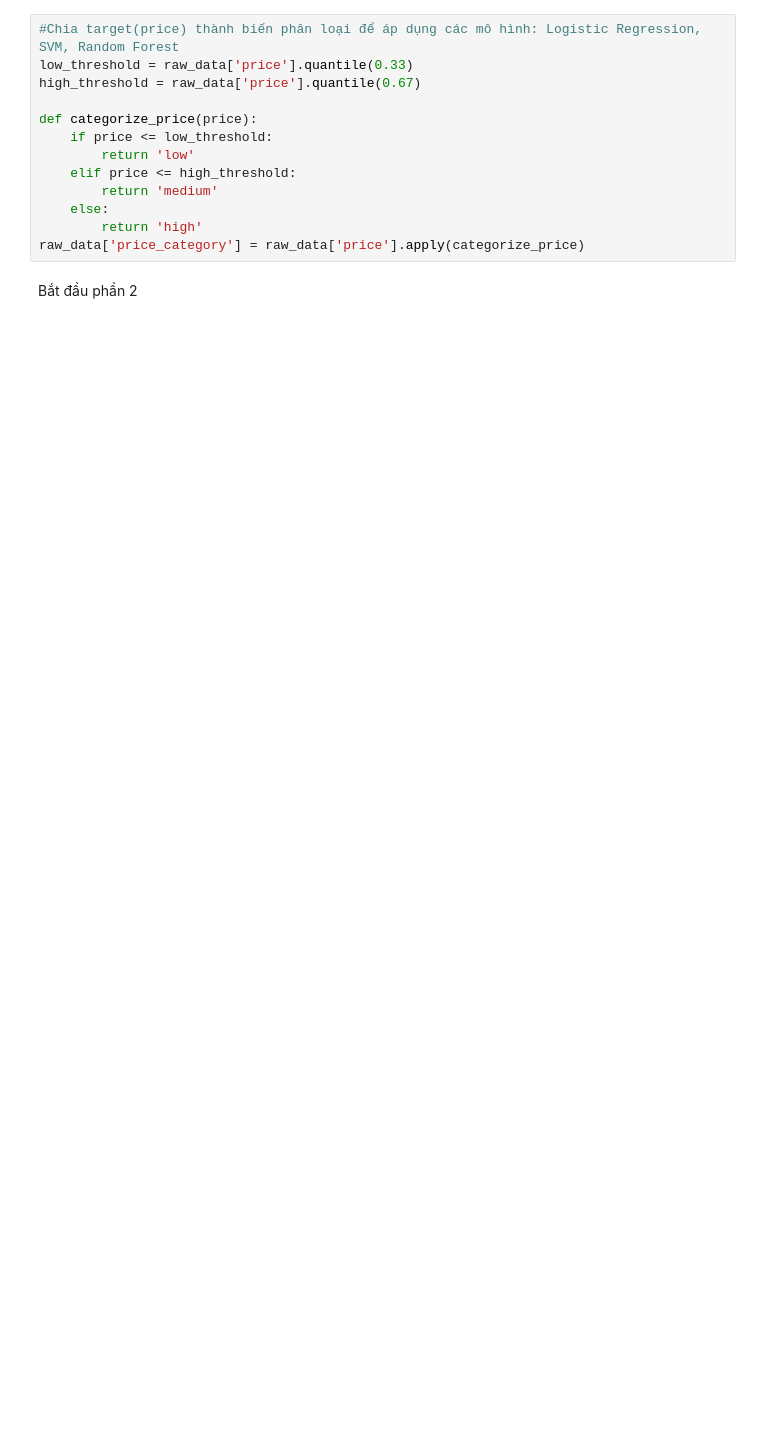
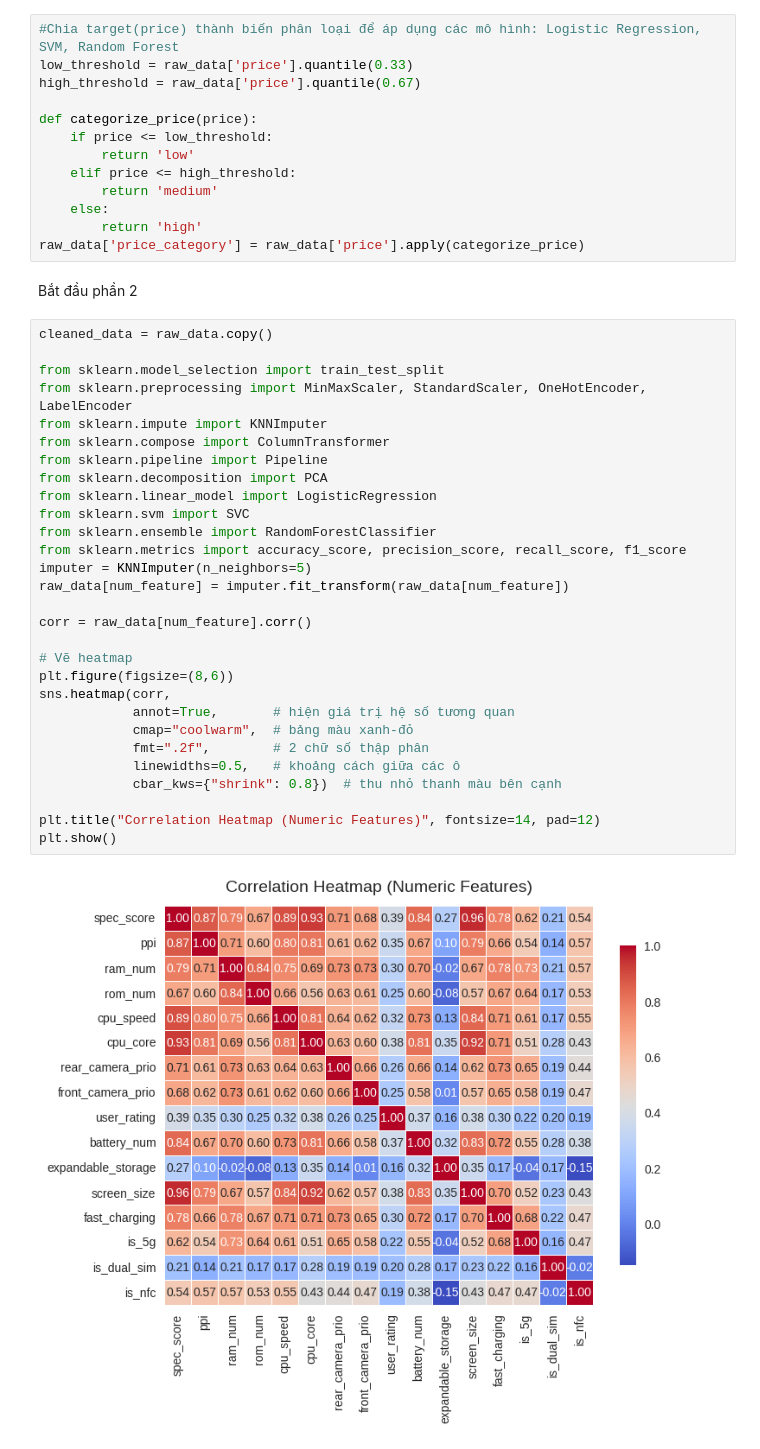
Before and after one commit to TianAn2411/HCMUT_ML_Assignment, a Jupyter notebook: notebooks/Assignment1_CEML2.ipynb, the cells around one changed output. Drawn from its saved outputs; the diff is of its cells as text; blank space fills up the shorter version.

```diff
--- a/notebooks/Assignment1_CEML2.ipynb
+++ b/notebooks/Assignment1_CEML2.ipynb
@@ -610,4 +612,35 @@ def categorize_price(price):
 raw_data['price_category'] = raw_data['price'].apply(categorize_price)
 # %% [markdown]
 Bắt đầu phần 2
+# %%
+cleaned_data = raw_data.copy()
+
+from sklearn.model_selection import train_test_split
+from sklearn.preprocessing import MinMaxScaler, StandardScaler, OneHotEncoder, LabelEncoder
+from sklearn.impute import KNNImputer
+from sklearn.compose import ColumnTransformer
+from sklearn.pipeline import Pipeline
+from sklearn.decomposition import PCA
+from sklearn.linear_model import LogisticRegression
+from sklearn.svm import SVC
+from sklearn.ensemble import RandomForestClassifier
+from sklearn.metrics import accuracy_score, precision_score, recall_score, f1_score
+imputer = KNNImputer(n_neighbors=5)
+raw_data[num_feature] = imputer.fit_transform(raw_data[num_feature])
+
+corr = raw_data[num_feature].corr()
+
+# Vẽ heatmap
+plt.figure(figsize=(8,6))
+sns.heatmap(corr,
+            annot=True,       # hiện giá trị hệ số tương quan
+            cmap="coolwarm",  # bảng màu xanh-đỏ
+            fmt=".2f",        # 2 chữ số thập phân
+            linewidths=0.5,   # khoảng cách giữa các ô
+            cbar_kws={"shrink": 0.8})  # thu nhỏ thanh màu bên cạnh
+
+plt.title("Correlation Heatmap (Numeric Features)", fontsize=14, pad=12)
+plt.show()
+# %% [output]
+[figure, added]
 # %%
```
Also changed, not shown: parts of 7 cells of this notebook.
